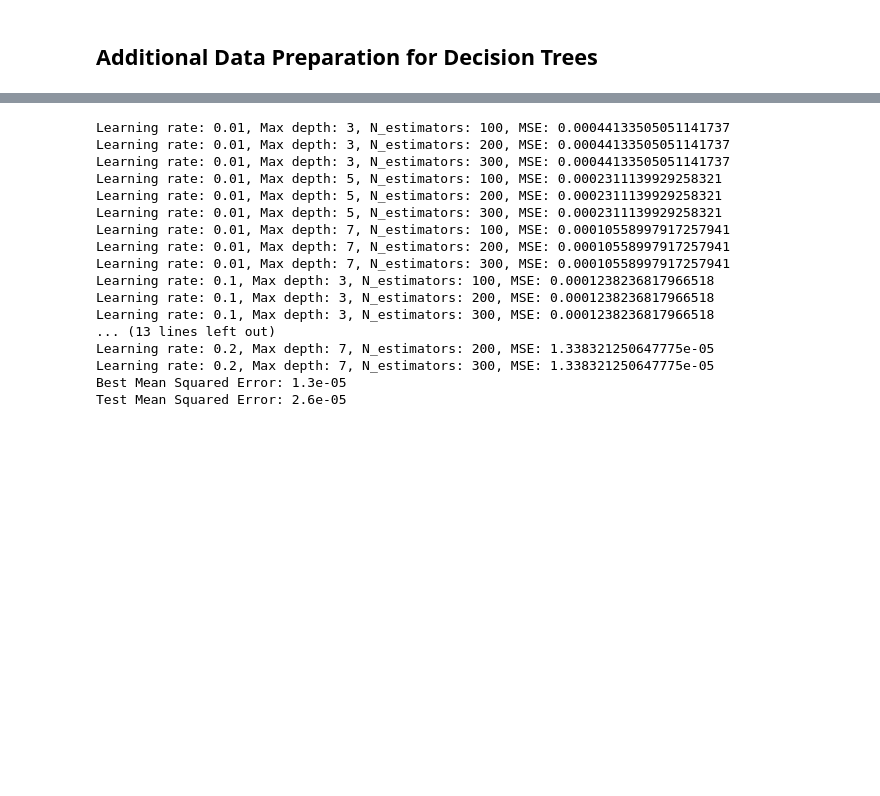
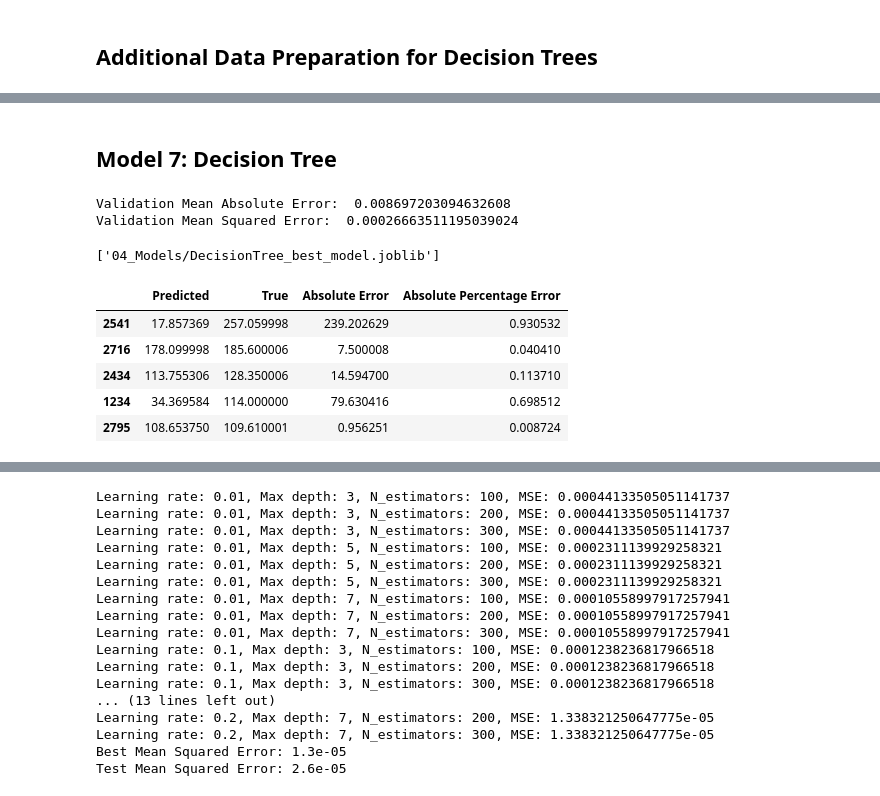
Before and after one commit to juan-esteban-berger/Options_Pricing_AutoML_TensorFlow_XGBoost, a Jupyter notebook: 04_Modeling.ipynb, the cells around one changed output, grey strips where cells are left out. Cells and saved outputs as stored; diff of their text form; code cells hidden in the pictures; blank space fills up the shorter version.

```diff
--- a/04_Modeling.ipynb
+++ b/04_Modeling.ipynb
@@ -966,3 +958,81 @@ y = scaled_df['Close']
 # Split the data into Training, Validation, and Test Sets
 X_train, X_val, X_test = X[:int(0.98 * len(X))], X[int(0.98 * len(X)):int(0.99 * len(X))], X[int(0.99 * len(X)):]
 y_train, y_val, y_test = y[:int(0.98 * len(y))], y[int(0.98 * len(y)):int(0.99 * len(y))], y[int(0.99 * len(y)):]
+# %% [markdown]
+## Model 7: Decision Tree
+# %%
+# Split Into Feature and Target Datasets
+X = scaled_df.drop(columns=['Close'])
+y = scaled_df['Close']
+
+# Split the data into Training, Validation, and Test Sets
+X_train, X_val, X_test = X[:int(0.98 * len(X))], X[int(0.98 * len(X)):int(0.99 * len(X))], X[int(0.99 * len(X)):]
+y_train, y_val, y_test = y[:int(0.98 * len(y))], y[int(0.98 * len(y)):int(0.99 * len(y))], y[int(0.99 * len(y)):]
+
+# Define the hyperparameters for GridSearchCV
+param_grid = {'max_depth': [3, 5, 7, 10],
+              'min_samples_split': [2, 5, 10],
+              'min_samples_leaf': [1, 2, 5]}
+
+# Initialize a Decision Tree Regressor model
+regressor = DecisionTreeRegressor()
+
+# Perform Grid Search on the Decision Tree Regressor
+grid = GridSearchCV(regressor, param_grid, scoring='neg_mean_squared_error', cv=5, n_jobs=-1)
+grid.fit(X_train, y_train)
+
+# Get the best hyperparameters from Grid Search
+best_depth = grid.best_estimator_.get_params()['max_depth']
+best_min_samples_split = grid.best_estimator_.get_params()['min_samples_split']
+best_min_samples_leaf = grid.best_estimator_.get_params()['min_samples_leaf']
+
+# Train the best Decision Tree Regressor model on the full training data
+best_model = DecisionTreeRegressor(max_depth=best_depth, min_samples_split=best_min_samples_split,
+                                   min_samples_leaf=best_min_samples_leaf)
+best_model.fit(X_train, y_train)
+
+# Get the predictions on the validation set
+val_predictions = best_model.predict(X_val)
+
+# Print relevant metrics
+print("Validation Mean Absolute Error: ", mean_absolute_error(y_val, val_predictions))
+print("Validation Mean Squared Error: ", mean_squared_error(y_val, val_predictions))
+
+# Save the best model using joblib
+joblib.dump(best_model, "04_Models/DecisionTree_best_model.joblib")
+# %% [output]
+Validation Mean Absolute Error:  0.008697203094632608
+Validation Mean Squared Error:  0.00026663511195039024
+['04_Models/DecisionTree_best_model.joblib']
+# %%
+# Load the Best Model
+best_model = joblib.load('04_Models/DecisionTree_best_model.joblib')
+
+# Make Predictions on the Test Set
+y_pred = best_model.predict(X_test)
+
+# Create a DataFrame of the Predictions and True Values side by side
+results = pd.DataFrame(list(zip(y_pred, y_test)), columns=['Predicted', 'True'])
+# Manually Scale the Data back to the Original Scale from df_final
+results['Predicted'] = results['Predicted'] * (df_final['Close'].max() - df_final['Close'].min()) + df_final['Close'].min()
+results['True'] = results['True'] * (df_final['Close'].max() - df_final['Close'].min()) + df_final['Close'].min()
+# Create a Column for the Absolute Error
+results['Absolute Error'] = abs(results['Predicted'] - results['True'])
+# Create a Column for the Absolute Percentage Error
+results['Absolute Percentage Error'] = abs(results['Absolute Error'] / results['True'])
+
+# Sort them by True Values Descending
+results = results.sort_values(by='True', ascending=False)
+
+# Save the Results to a CSV File
+results.to_csv('05_Testing_Results/DecisionTree_results.csv', index=False)
+
+# Preview the First 10 Results Sorted by True Values in Descending Order
+results.head()
+# %% [output]
+|  | Predicted | True | Absolute Error | Absolute Percentage Error |
+| 2541 | 17.857369 | 257.059998 | 239.202629 | 0.930532 |
+| 2716 | 178.099998 | 185.600006 | 7.500008 | 0.040410 |
+| 2434 | 113.755306 | 128.350006 | 14.594700 | 0.113710 |
+| 1234 | 34.369584 | 114.000000 | 79.630416 | 0.698512 |
+| 2795 | 108.653750 | 109.610001 | 0.956251 | 0.008724 |
```
Also changed, not shown: parts of 15 cells of this notebook, 4 other files.
